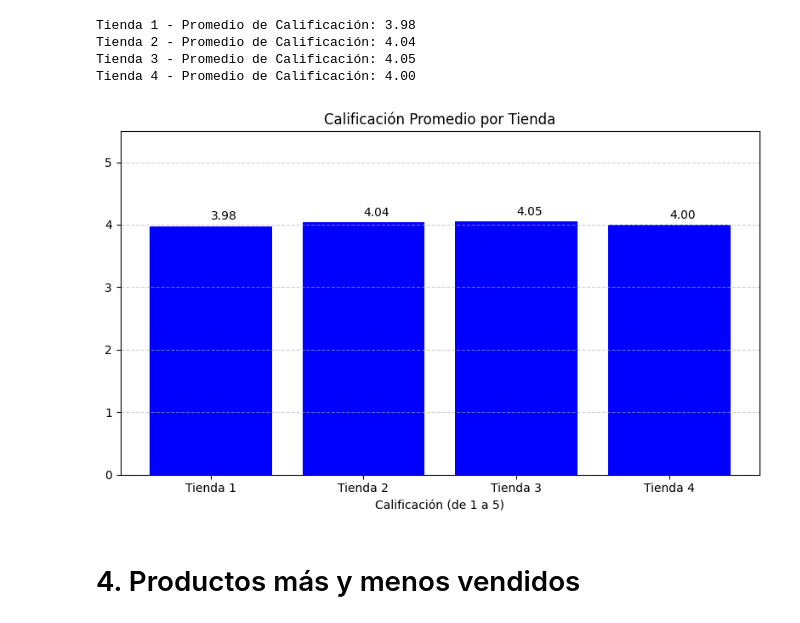
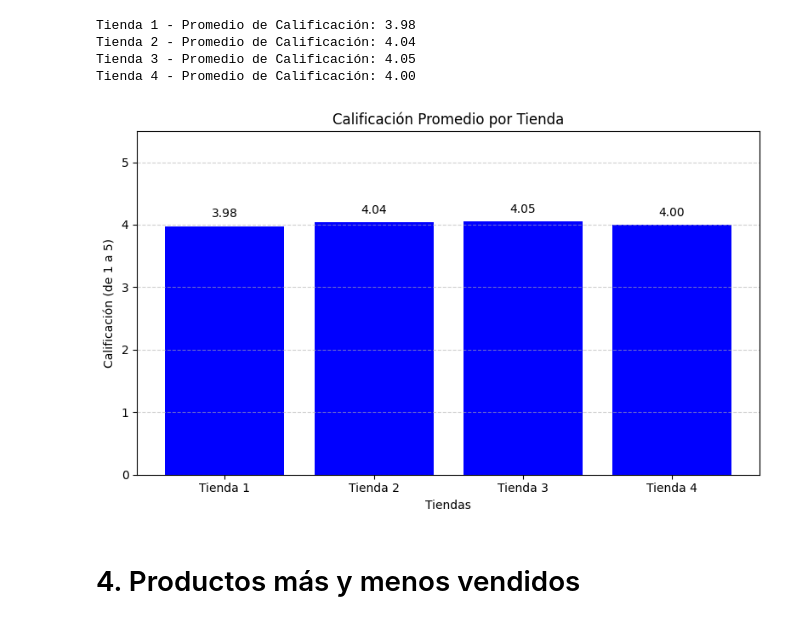
Before and after one commit to JackSmithJaimesRua/Challenge_1, a Jupyter notebook: challenge1-data-science-latam/AluraStoreLatam.ipynb, the cells around one changed output. Drawn from its saved outputs; the diff is of its cells as text; code cells hidden in the pictures.

```diff
--- a/challenge1-data-science-latam/AluraStoreLatam.ipynb
+++ b/challenge1-data-science-latam/AluraStoreLatam.ipynb
@@ -251,23 +251,43 @@ Tienda 2 - Promedio de Calificación: 4.04
 Tienda 3 - Promedio de Calificación: 4.05
 Tienda 4 - Promedio de Calificación: 4.00
 # %%
+# Definimos la función para calcular calificación promedio
+def calificacion_promedio(tienda):
+    return tienda['Calificación'].mean()
+
+# Calculamos las calificaciones promedio por tienda
+calif_t1 = calificacion_promedio(tienda)
+calif_t2 = calificacion_promedio(tienda2)
+calif_t3 = calificacion_promedio(tienda3)
+calif_t4 = calificacion_promedio(tienda4)
+
+# Lista de valores y nombres
 calificaciones = [calif_t1, calif_t2, calif_t3, calif_t4]
 nombres_tiendas = ['Tienda 1', 'Tienda 2', 'Tienda 3', 'Tienda 4']
 
+# Creamos la figura del gráfico
 plt.figure(figsize=(8, 5))
 barras = plt.bar(nombres_tiendas, calificaciones, color='blue')
 
+# Agregamos etiquetas sobre cada barra
 for i, barra in enumerate(barras):
-  altura = barra.get_height()
-  plt.text(barra.get_x() + barra.get_width() / 2, altura + 0.1, f'{calificaciones[i]:.2f}')
+    altura = barra.get_height()
+    plt.text(
+        barra.get_x() + barra.get_width() / 2,
+        altura + 0.1,
+        f'{calificaciones[i]:.2f}',
+        ha='center', va='bottom', fontsize=10
+    )
 
+# Título y etiquetas
 plt.title('Calificación Promedio por Tienda')
-plt.xlabel('Calificación (de 1 a 5)')
+plt.xlabel('Tiendas')
+plt.ylabel('Calificación (de 1 a 5)')
 plt.ylim(0, 5.5)
 plt.grid(axis='y', linestyle='--', alpha=0.6)
 plt.tight_layout()
 plt.show()
 # %% [output]
-[figure, old version]
+[figure, new version]
 # %% [markdown]
 # 4. Productos más y menos vendidos
```
Also changed, not shown: parts of 6 cells of this notebook.
